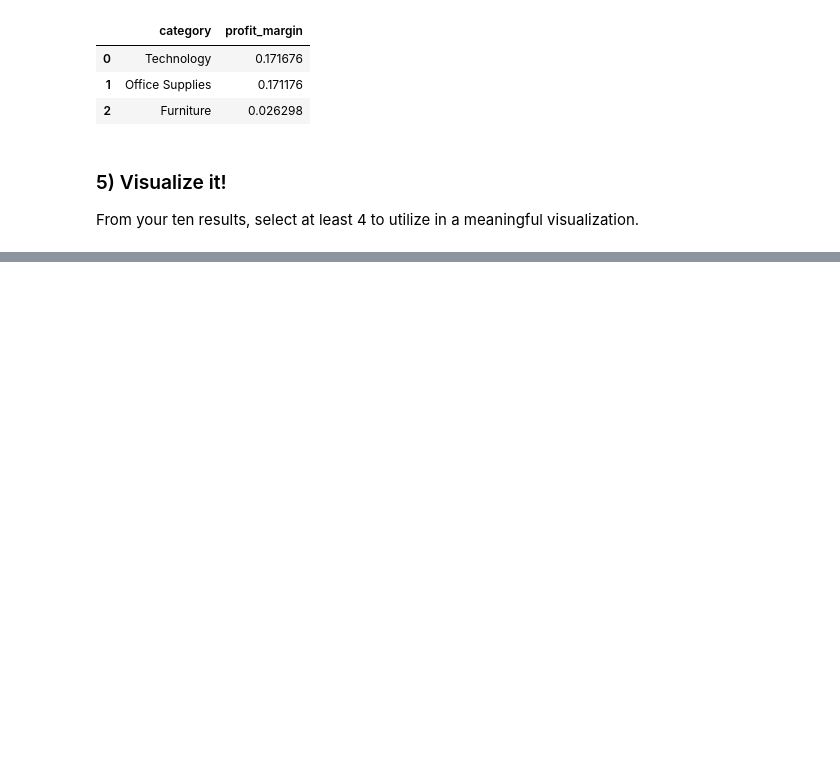
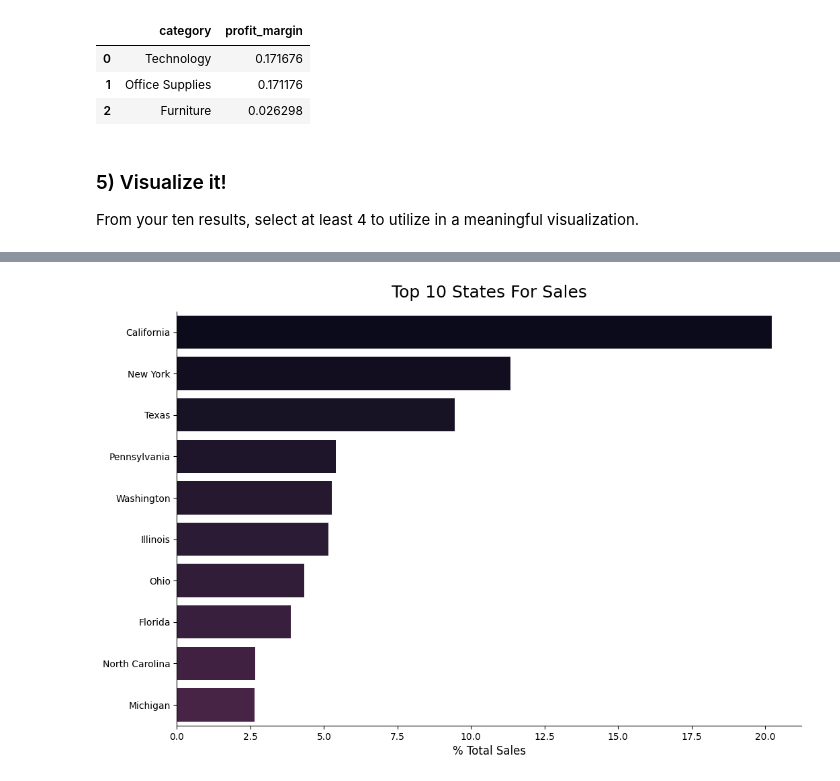
Before and after one commit to wslider/DataAnalysisModule3_williamSlider, a Jupyter notebook: Week4/notebooks/superstore_sales_workflow.ipynb, the cells around one changed output, grey strips where cells are left out. Cells and saved outputs as stored; diff of their text form; code cells hidden in the pictures; blank space fills up the shorter version.

Commit message:
initial visualizations for week4 superstore project complete

```diff
--- a/Week4/notebooks/superstore_sales_workflow.ipynb
+++ b/Week4/notebooks/superstore_sales_workflow.ipynb
@@ -508,0 +503,15 @@ plt.show()
+# %%
+# visualization one code here
+
+plt.figure(figsize=(12, 8))
+
+sns.barplot(result5, x='pct_total_sales', y='state', palette="rocket", hue="state")
+plt.title('Top 10 States For Sales',fontsize=18, pad=15)
+plt.xlabel('% Total Sales', fontsize=12)
+plt.ylabel(None)
+plt.ylim(9.5)
+
+sns.despine()
+plt.show()
+# %% [output]
+[figure, added]
```
Also changed, not shown: parts of 9 cells of this notebook.
